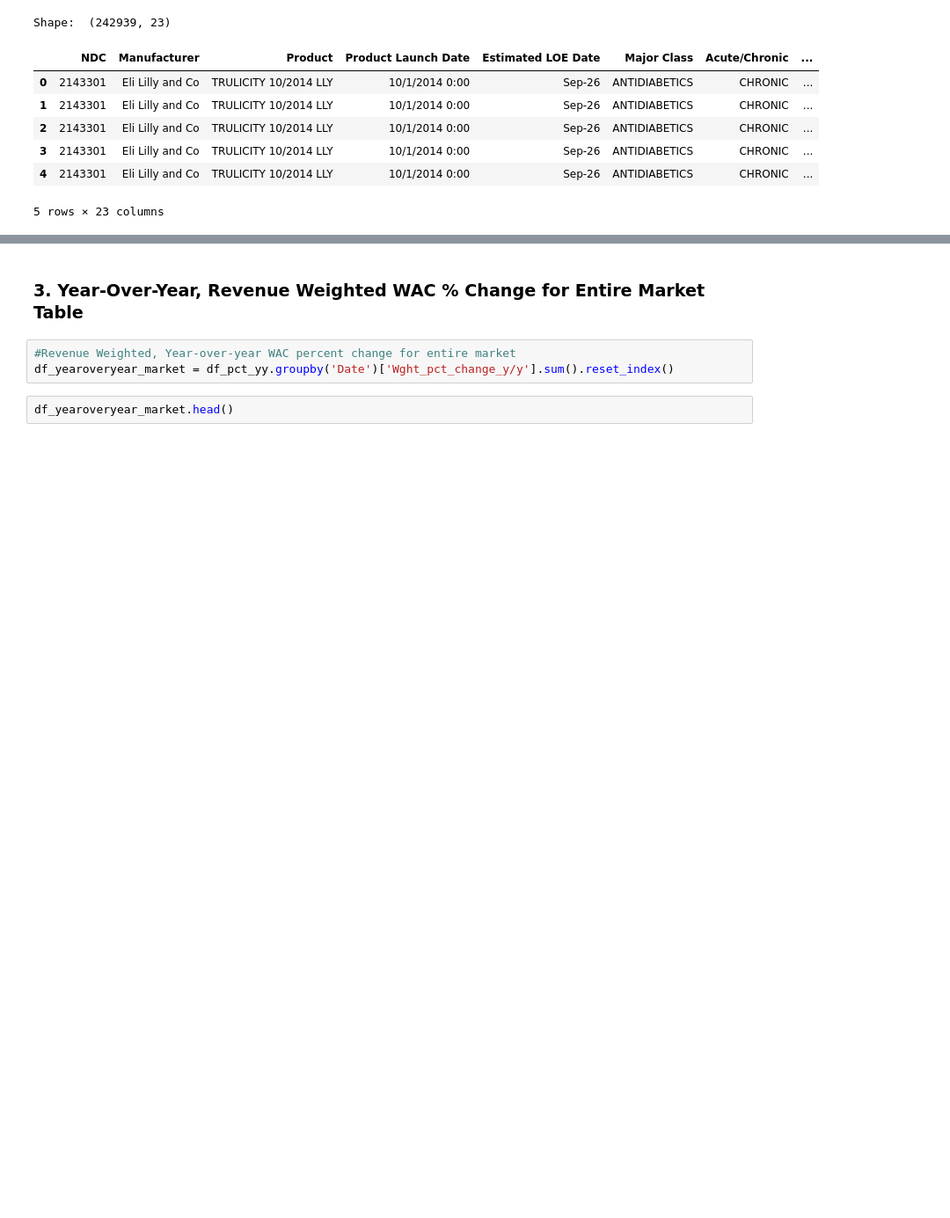
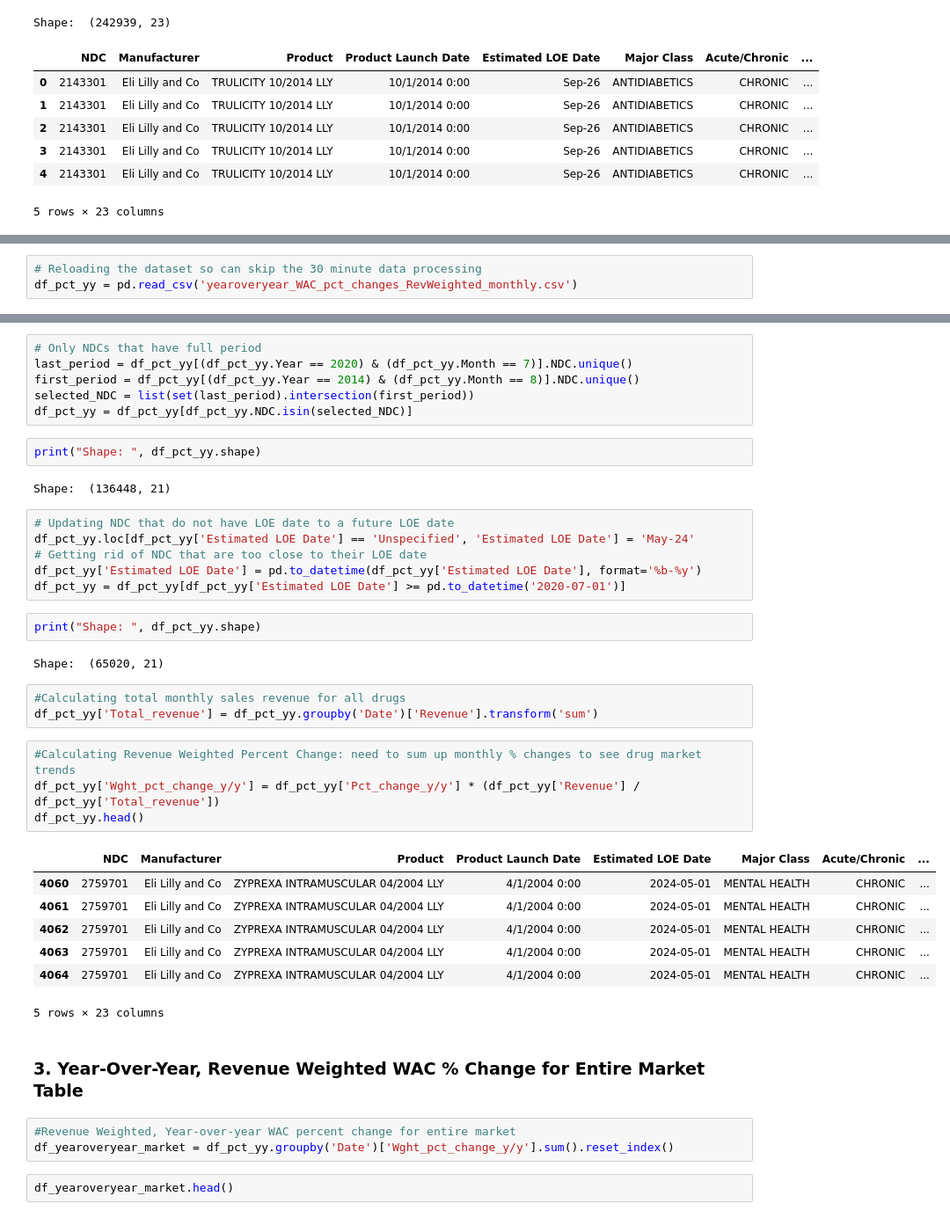
Before and after one commit to pauldoan/CBS_Nephron, a Jupyter notebook: 1 Data Preprocessing/Year Over Year/price_changes_yearoveryear.ipynb, the cells around one changed output, grey strips where cells are left out. Shown: that part at 88% size. Cells and saved outputs as stored; diff of their text form; blank space fills up the shorter version.

```diff
--- a/1 Data Preprocessing/Year Over Year/price_changes_yearoveryear.ipynb
+++ b/1 Data Preprocessing/Year Over Year/price_changes_yearoveryear.ipynb
@@ -110,0 +113,3 @@ Shape:  (242939, 23)
+# %%
+# Reloading the dataset so can skip the 30 minute data processing
+df_pct_yy = pd.read_csv('yearoveryear_WAC_pct_changes_RevWeighted_monthly.csv')
@@ -111,3 +132,38 @@ Shape:  (242939, 23)
+# %%
+# Only NDCs that have full period
+last_period = df_pct_yy[(df_pct_yy.Year == 2020) & (df_pct_yy.Month == 7)].NDC.unique()
+first_period = df_pct_yy[(df_pct_yy.Year == 2014) & (df_pct_yy.Month == 8)].NDC.unique()
+selected_NDC = list(set(last_period).intersection(first_period))
+df_pct_yy = df_pct_yy[df_pct_yy.NDC.isin(selected_NDC)]
+# %%
+print("Shape: ", df_pct_yy.shape)
+# %% [output]
+Shape:  (136448, 21)
+# %%
+# Updating NDC that do not have LOE date to a future LOE date
+df_pct_yy.loc[df_pct_yy['Estimated LOE Date'] == 'Unspecified', 'Estimated LOE Date'] = 'May-24'
+# Getting rid of NDC that are too close to their LOE date
+df_pct_yy['Estimated LOE Date'] = pd.to_datetime(df_pct_yy['Estimated LOE Date'], format='%b-%y')
+df_pct_yy = df_pct_yy[df_pct_yy['Estimated LOE Date'] >= pd.to_datetime('2020-07-01')]
+# %%
+print("Shape: ", df_pct_yy.shape)
+# %% [output]
+Shape:  (65020, 21)
+# %%
+#Calculating total monthly sales revenue for all drugs
+df_pct_yy['Total_revenue'] = df_pct_yy.groupby('Date')['Revenue'].transform('sum')
+# %%
+#Calculating Revenue Weighted Percent Change: need to sum up monthly % changes to see drug market trends
+df_pct_yy['Wght_pct_change_y/y'] = df_pct_yy['Pct_change_y/y'] * (df_pct_yy['Revenue'] / df_pct_yy['Total_revenue'])
+df_pct_yy.head()
+# %% [output]
+|  | NDC | Manufacturer | Product | Product Launch Date | Estimated LOE Date | Major Class | Acute/Chronic | ... |
+| 4060 | 2759701 | Eli Lilly and Co | ZYPREXA INTRAMUSCULAR 04/2004 LLY | 4/1/2004 0:00 | 2024-05-01 | MENTAL HEALTH | CHRONIC | ... |
+| 4061 | 2759701 | Eli Lilly and Co | ZYPREXA INTRAMUSCULAR 04/2004 LLY | 4/1/2004 0:00 | 2024-05-01 | MENTAL HEALTH | CHRONIC | ... |
+| 4062 | 2759701 | Eli Lilly and Co | ZYPREXA INTRAMUSCULAR 04/2004 LLY | 4/1/2004 0:00 | 2024-05-01 | MENTAL HEALTH | CHRONIC | ... |
+| 4063 | 2759701 | Eli Lilly and Co | ZYPREXA INTRAMUSCULAR 04/2004 LLY | 4/1/2004 0:00 | 2024-05-01 | MENTAL HEALTH | CHRONIC | ... |
+| 4064 | 2759701 | Eli Lilly and Co | ZYPREXA INTRAMUSCULAR 04/2004 LLY | 4/1/2004 0:00 | 2024-05-01 | MENTAL HEALTH | CHRONIC | ... |
+5 rows × 23 columns
 # %% [markdown]
 ### 3. Year-Over-Year, Revenue Weighted WAC % Change for Entire Market Table
 # %%
```
Also changed, not shown: parts of 5 cells of this notebook, 1 other file.
